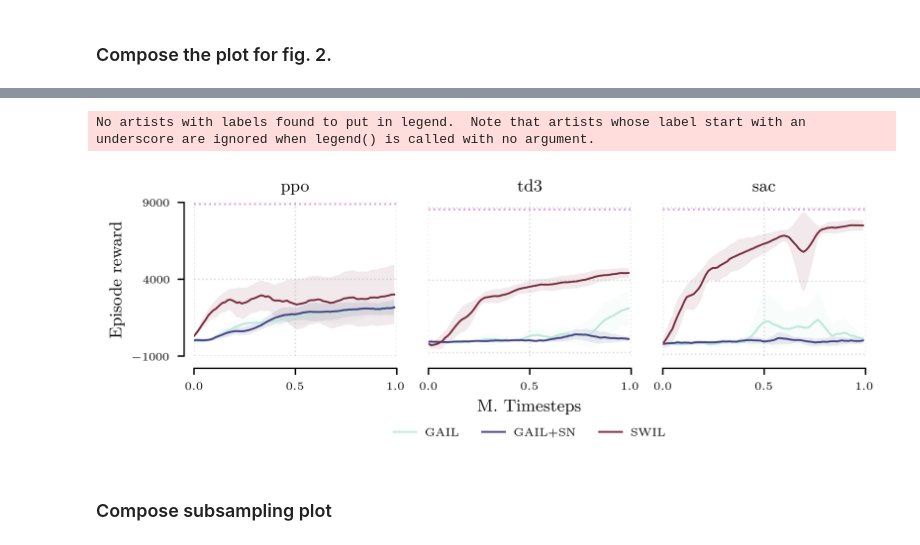
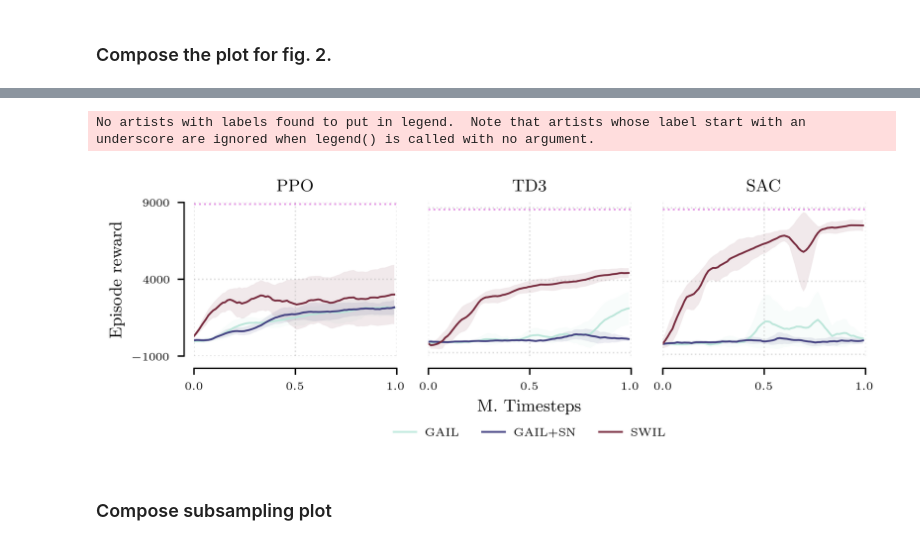
Before and after one commit to iov9000/cleanrl, a Jupyter notebook: cleanrl/notebooks/load_results_comp_.ipynb, the cells around one changed output, grey strips where cells are left out. Saved outputs shown, nothing was run; the diff lists cells and outputs as text; code cells hidden in the pictures.

```diff
--- a/cleanrl/notebooks/load_results_comp_.ipynb
+++ b/cleanrl/notebooks/load_results_comp_.ipynb
@@ -458,7 +458,7 @@ for ss in sss:
                 # plot gail
                 ax[i].set_prop_cycle('color', [cm(1.*i/NUM_COLORS) for i in range(NUM_COLORS)])
 
-                ax[i].set_title(algo)
+                ax[i].set_title(algo.upper())
                 #if j > 0:
                     #remove_yticks(ax[i,j])
                     #ax[i,j].spines[['left']].set_visible(False)
@@ -507,34 +507,34 @@ for ss in sss:
                         mu = mu[::subsample_plot]
                         std = std[::subsample_plot]
 
                         x = np.arange(len(mu))/len(mu)
                         if 'swil' in k:
                             marker = '.'
                         else:
                             marker = '+'
 
                         if 'gail_' in k:
                             lbl = 'GAIL'
                         elif 'gail+sn' in k:
                             lbl = 'GAIL+SN'
                         else:
                             lbl = 'SWIL'
 
                         ax[i].plot(x, mu,lw=1, label=lbl)#, linestyle=next(linecycler)[-1])
                         ax[i].fill_between(x,mu+std, mu-std, alpha=0.1)
 
             ax[1].legend(loc='upper center', bbox_to_anchor=(0.5, -0.4), fancybox=False, shadow=False, frameon=False, ncol=8)
             ax[1].set_xlabel('M. Timesteps')
             ax[0].set_ylabel('Episode reward')
 
 
 
 #fig.tight_layout(w_pad=1, h_pad=1)
 #plt.tight_layout()
 fig.savefig(f"comp_rl_algos_hc.pdf", bbox_inches='tight')
 # %% [output]
 No artists with labels found to put in legend.  Note that artists whose label start with an underscore are ignored when legend() is called with no argument.
-[figure, old version]
+[figure, new version]
 # %% [markdown]
 ### Compose subsampling plot
 # %%
```
Also changed, not shown: parts of 1 cell of this notebook, 5 other files.
